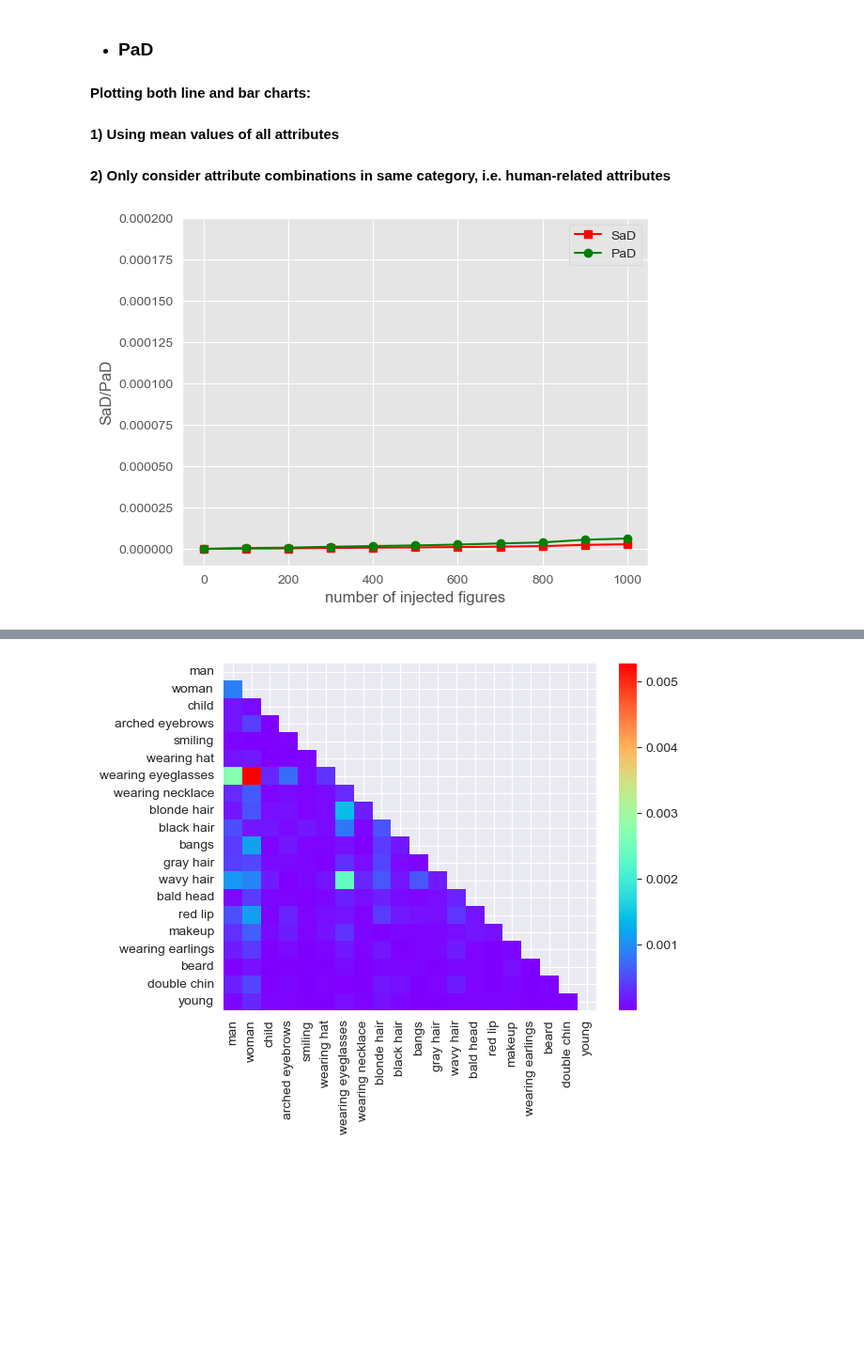
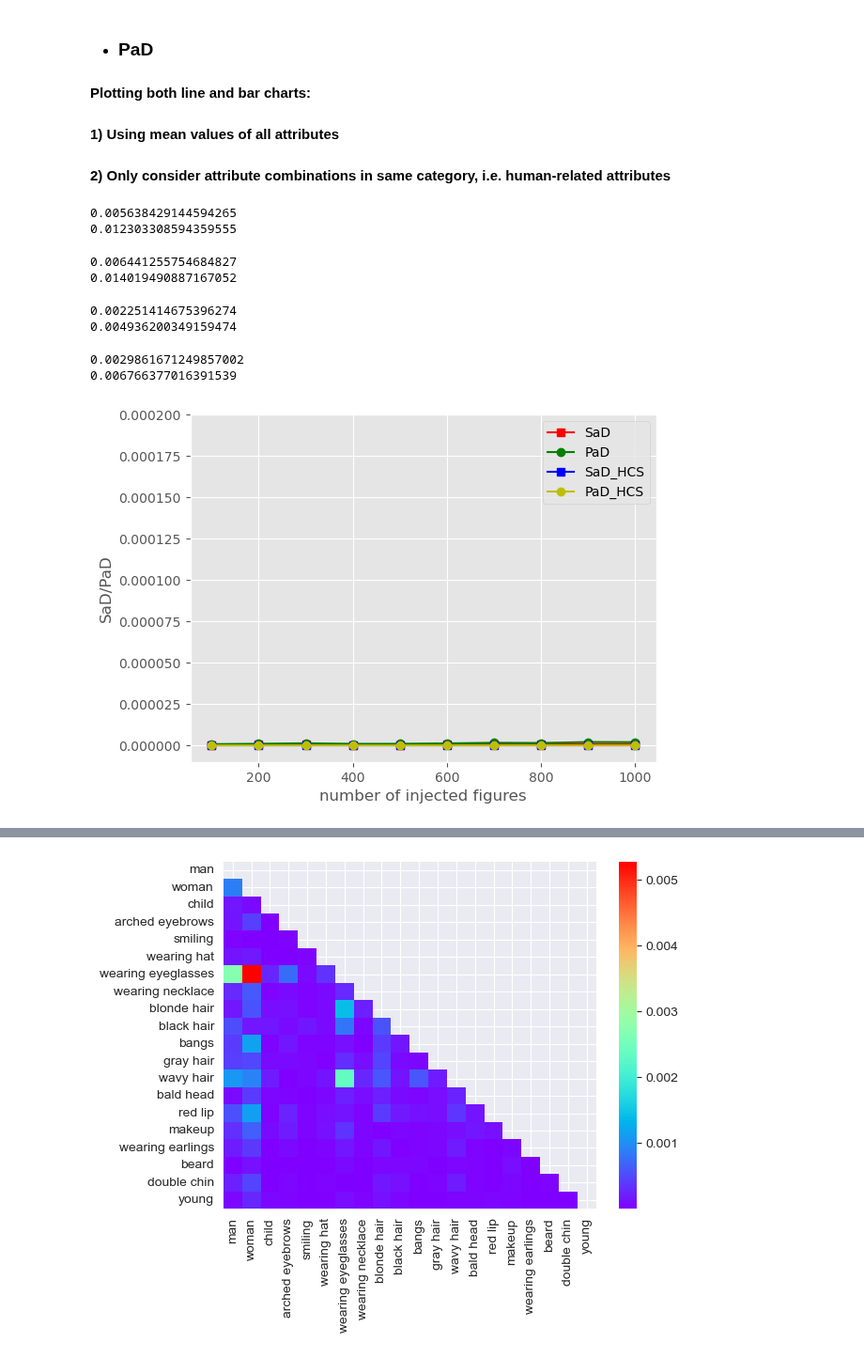
Before and after one commit to wwwfan628/ra_clipscore, a Jupyter notebook: notebooks/plot_figures_20250311.ipynb, the cells around one changed output, grey strips where cells are left out. Shown at 94% size. Drawn from its saved outputs; the diff is of its cells as text; code cells hidden in the pictures; blank space fills up the shorter version.

Commit message:
update figure plotting of single image

```diff
--- a/notebooks/plot_figures_20250311.ipynb
+++ b/notebooks/plot_figures_20250311.ipynb
@@ -28,35 +28,98 @@ furniture_attr_list = ['sofa', 'chair', 'bed', 'table', 'closet', 'bookshelf', '
 #### Plotting both line and bar charts:
 #### 1) Using mean values of all attributes
 #### 2) Only consider attribute combinations in same category, i.e. human-related attributes
+# %%
+# read experiment results from the path
+dir_path = '/Users/yifanlu/Downloads/injection_20_EvalCS_local_rn/ffhq_50k_vs_img_ldm_step50'
+
+with open(f'{dir_path}/experiment_results_dict.pkl', 'rb') as f:
+        results = pickle.load(f)
+
+print(results['reverse_KL_single'].mean())
+print(results['reverse_KL_pair'].mean())
+# %% [output]
+0.005638429144594265
+0.012303308594359555
+# %%
+# read experiment results from the path
+dir_path = '/Users/yifanlu/Downloads/injection_20_EvalCS_local_rn/ffhq_50k_vs_img_ldm_step200'
+
+with open(f'{dir_path}/experiment_results_dict.pkl', 'rb') as f:
+        results = pickle.load(f)
+
+print(results['reverse_KL_single'].mean())
+print(results['reverse_KL_pair'].mean())
+# %% [output]
+0.006441255754684827
+0.014019490887167052
+# %%
+# read experiment results from the path
+dir_path = '/Users/yifanlu/Downloads/injection_20_EvalCS_local_rn/ffhq_50k_vs_stylegan2_ffhq1024_out'
+
+with open(f'{dir_path}/experiment_results_dict.pkl', 'rb') as f:
+        results = pickle.load(f)
+
+print(results['reverse_KL_single'].mean())
+print(results['reverse_KL_pair'].mean())
+# %% [output]
+0.002251414675396274
+0.004936200349159474
+# %%
+# read experiment results from the path
+dir_path = '/Users/yifanlu/Downloads/injection_20_EvalCS_local_rn/ffhq_50k_vs_out_1024'
+
+with open(f'{dir_path}/experiment_results_dict.pkl', 'rb') as f:
+        results = pickle.load(f)
+
+print(results['reverse_KL_single'].mean())
+print(results['reverse_KL_pair'].mean())
+# %% [output]
+0.0029861671249857002
+0.006766377016391539
 # %%
 def my_key(dir_name):
     return int(dir_name.split('_')[-1])
 # %%
-x = list(range(0,1100,100))#点的横坐标
+x = list(range(100,1100,100))#点的横坐标
 # read experiment results from the path
-base_path = '/Users/yifanlu/Downloads/injection_20_EvalCS_local_vit/person'
+base_path = '/Users/yifanlu/Downloads/injection_20_EvalCS_local_vit/ffhq'
+base_path_original = '/Users/yifanlu/Downloads/results_dir/ffhq_20_USER_ffhq'
 dirs = sorted((f for f in os.listdir(base_path) if f.startswith("ffhq_50k")), key=my_key)
-sad = [0]
-pad = [0]
+dirs_original = sorted((f for f in os.listdir(base_path_original) if f.startswith("ffhq_50k")), key=my_key)
+sad = []
+pad = []
+sad_original = []
+pad_original = []
+
 for dir in dirs:
     dir_path = os.path.join(base_path, dir)
     with open(f'{dir_path}/experiment_results_dict.pkl', 'rb') as f:
         results = pickle.load(f)
         sad.append(results['reverse_KL_single'].mean())
         pad.append(results['reverse_KL_pair'].mean())
         # pad.append(results['f_distance_pair'][results['attr_list'].index('makeup')])
+
+for dir in dirs_original:
+    dir_path = os.path.join(base_path_original, dir)
+    with open(f'{dir_path}/experiment_results_dict.pkl', 'rb') as f:
+        results = pickle.load(f)
+        sad_original.append(results['SaD'][:,0].mean())
+        pad_original.append(results['PaD'][:,0].mean())
+
 plt.style.use('ggplot')
 plt.plot(x,sad,'s-',color = 'r',label="SaD")    #s-:方形
 plt.plot(x,pad,'o-',color = 'g',label="PaD")    #o-:圆形
+plt.plot(x,sad_original,'s-',color = 'b',label="SaD_HCS")    #s-:方形
+plt.plot(x,pad_original,'o-',color = 'y',label="PaD_HCS")    #o-:圆形
 ymin, ymax = -1e-5, 2e-4
 plt.ylim((ymin, ymax))
 plt.xlabel("number of injected figures")    #横坐标名字
 plt.ylabel("SaD/PaD")    #纵坐标名字
 plt.legend(loc = "best")    #图例
-plt.savefig('hcs_GD_FKL.png', bbox_inches='tight')
+plt.savefig('ours_person.pdf', bbox_inches='tight')
 plt.show()
 # %% [output]
-[figure, old version]
+[figure, new version]
 # %%
 x = list(range(0,1100,100))#点的横坐标
 # read experiment results from the path
```
Also changed, not shown: parts of 3 cells of this notebook, 4 other files.
